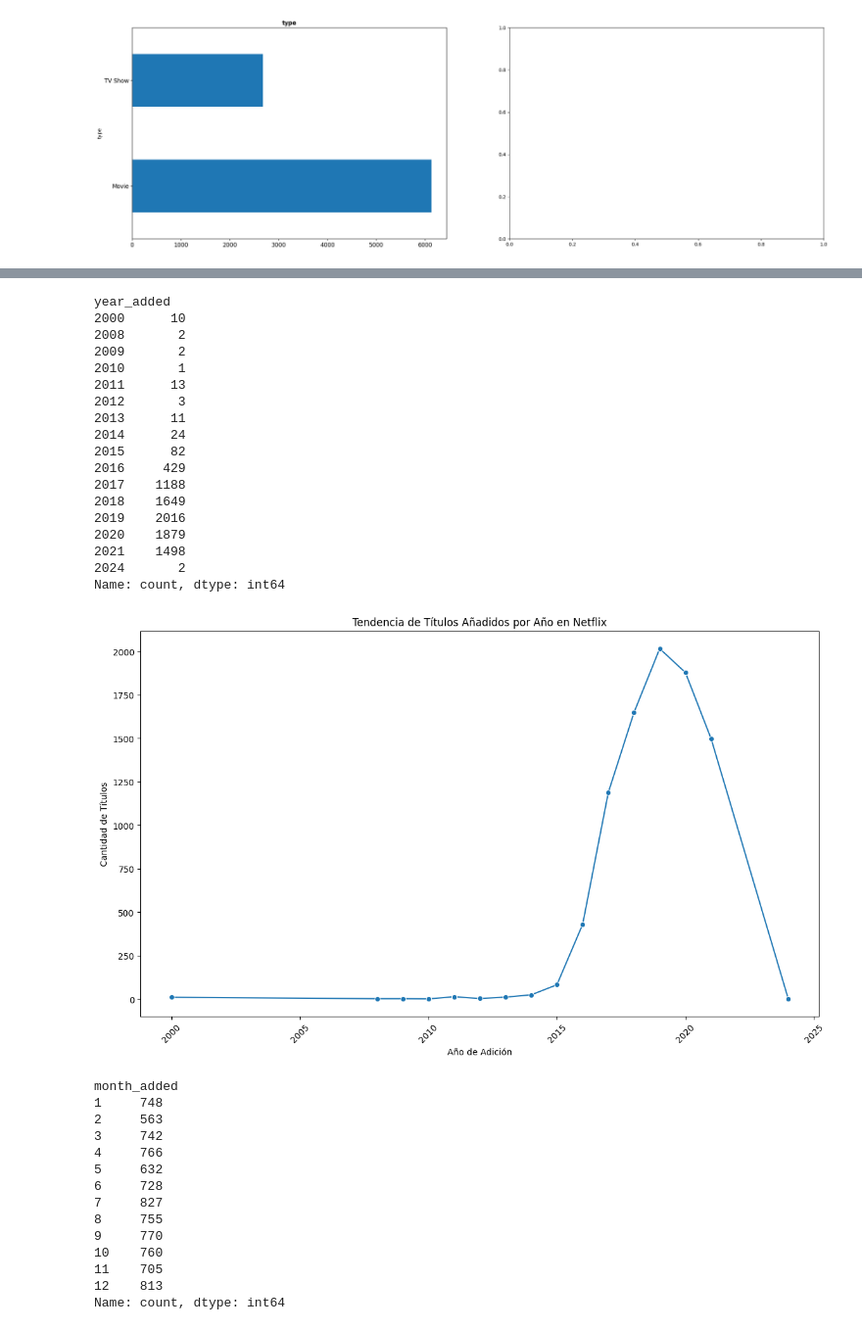
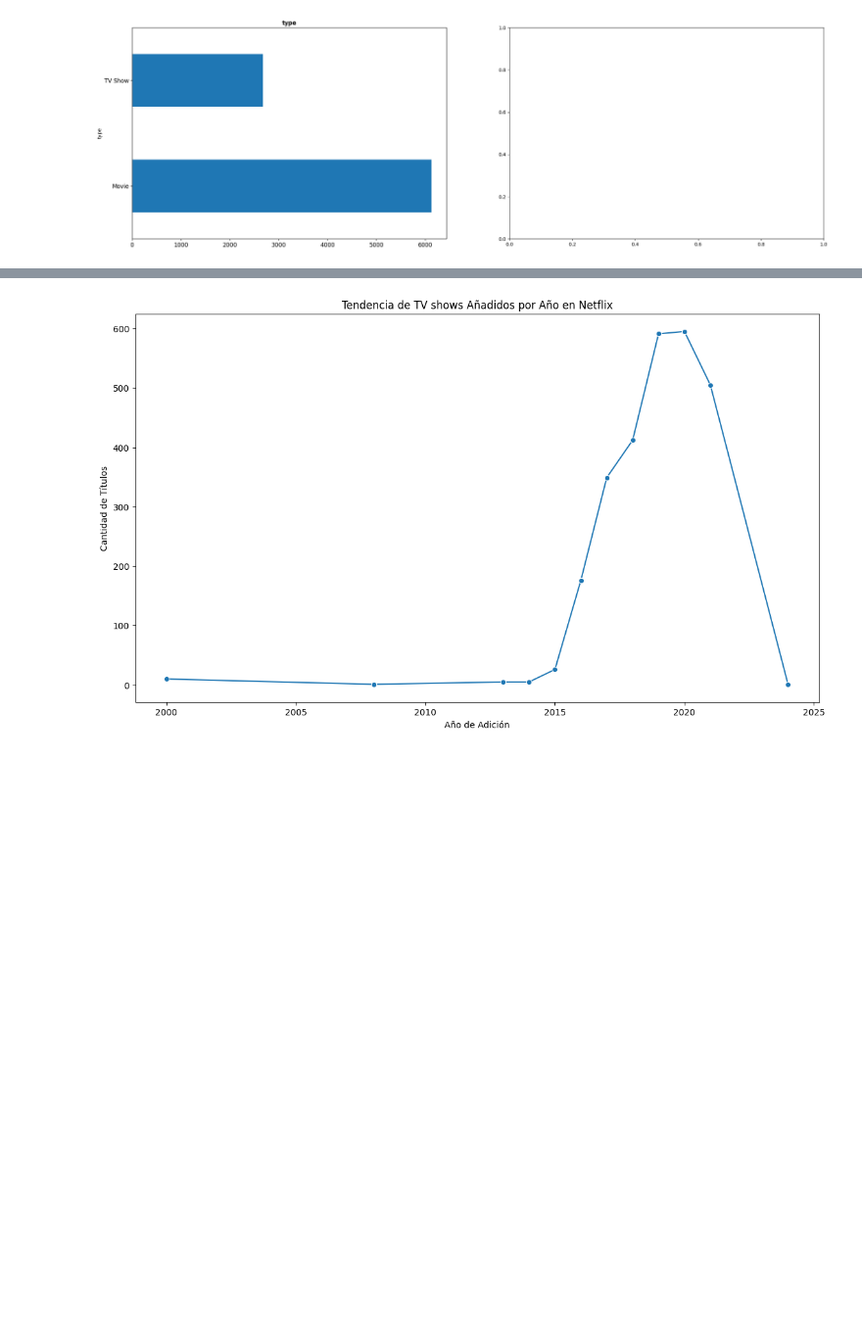
Before and after one commit to ju4n-avendanoa/Data_Netflix, a Jupyter notebook: main.ipynb, the cells around one changed output, grey strips where cells are left out. Shown at 98% size. Drawn from its saved outputs; the diff is of its cells as text; code cells hidden in the pictures; blank space fills up the shorter version.

```diff
--- a/main.ipynb
+++ b/main.ipynb
@@ -15,6 +15,8 @@ df.head()
 | 2 | s3 | TV Show | Ganglands | Julien Leclercq | Sami Bouajila, Tracy Gotoas, Samu... | NaN | 2021-09-24 00:00:00 | 2021 | TV-MA | 1 Season | ... |
 | 3 | s4 | TV Show | Jailbirds New Orleans | NaN | NaN | NaN | 2021-09-24 00:00:00 | 2021 | TV-MA | 1 Season | ... |
 | 4 | s5 | TV Show | Kota Factory | NaN | Mayur More, Jitendra Kumar, Ranja... | India | 2021-09-24 00:00:00 | 2021 | TV-MA | 2 Seasons | ... |
+# %%
+df.drop(columns=['show_id'], inplace=True)
 # %%
 df.info()
 # %% [output]
@@ -87,3 +90,5 @@ dtype: int64
+# %%
+df.drop_duplicates(inplace=True)
 # %%
 def graficos_boxplot(df):
 
@@ -603,58 +675,20 @@ plt.show()
 # %%
-year_added_counts = df['year_added'].value_counts().sort_index()
-print(year_added_counts)
+year_added_counts = tv_shows['year_added'].value_counts().sort_index()
 
-# Visualización de la tendencia de títulos añadidos por año
 plt.figure(figsize=(14, 8))
 sns.lineplot(x=year_added_counts.index, y=year_added_counts.values, marker='o')
-plt.title('Tendencia de Títulos Añadidos por Año en Netflix')
+plt.title('Tendencia de TV shows Añadidos por Año en Netflix')
 plt.xlabel('Año de Adición')
 plt.ylabel('Cantidad de Títulos')
-plt.xticks(rotation=45)
 plt.show()
 
-month_added_counts = df['month_added'].value_counts().sort_index()
-print(month_added_counts)
+month_added_counts = tv_shows['month_added'].value_counts().sort_index()
 
-# Visualización de la tendencia de títulos añadidos por mes
 plt.figure(figsize=(14, 8))
 sns.lineplot(x=month_added_counts.index, y=month_added_counts.values, marker='o')
-plt.title('Tendencia de Títulos Añadidos por Mes en Netflix')
+plt.title('Tendencia de TV shows Añadidos por Mes en Netflix')
 plt.xlabel('Mes de Adición')
 plt.ylabel('Cantidad de Títulos')
-plt.xticks(rotation=45)
 plt.show()
 # %% [output]
-year_added
-2000      10
-2008       2
-2009       2
-2010       1
-2011      13
-2012       3
-2013      11
-2014      24
-2015      82
-2016     429
-2017    1188
-2018    1649
-2019    2016
-2020    1879
-2021    1498
-2024       2
-Name: count, dtype: int64
-[figure, old version]
+[figure, new version]
-month_added
-1     748
-2     563
-3     742
-4     766
-5     632
-6     728
-7     827
-8     755
-9     770
-10    760
-11    705
-12    813
-Name: count, dtype: int64
```
Also changed, not shown: parts of 33 cells of this notebook.
